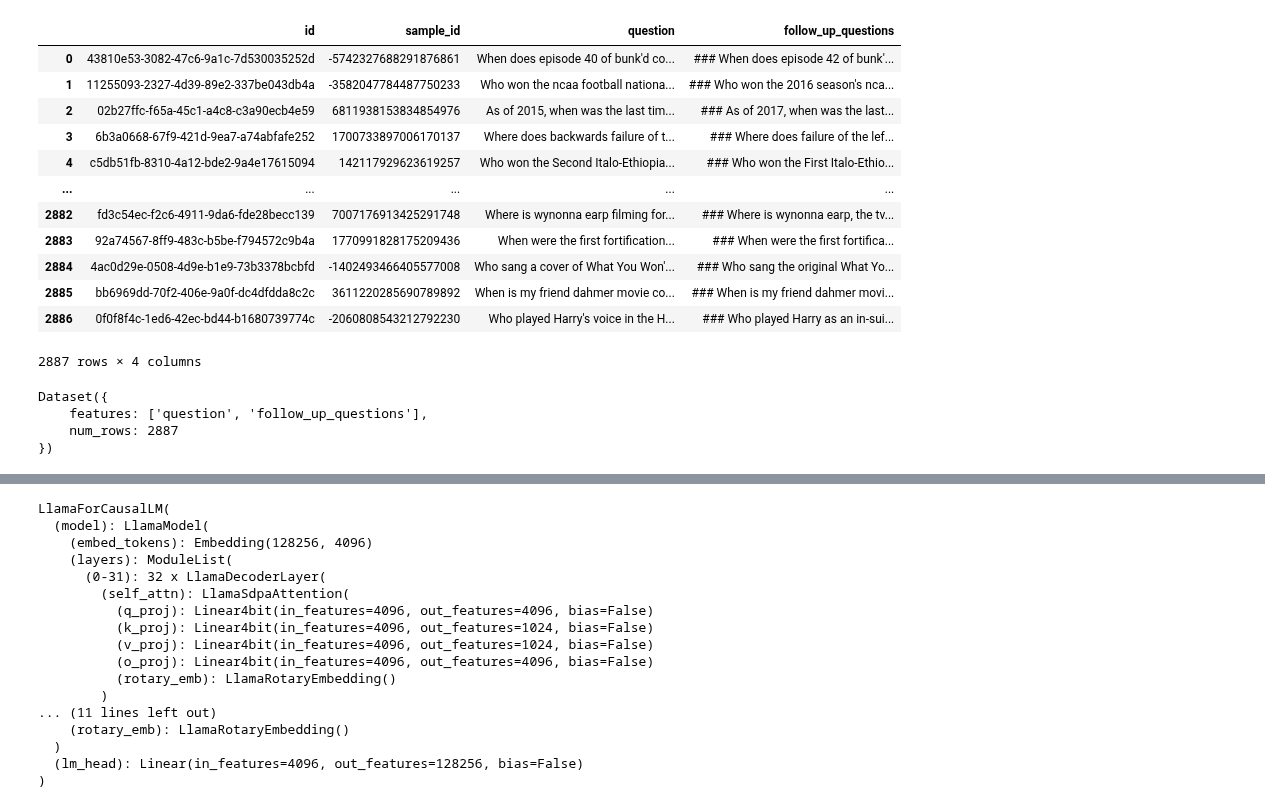
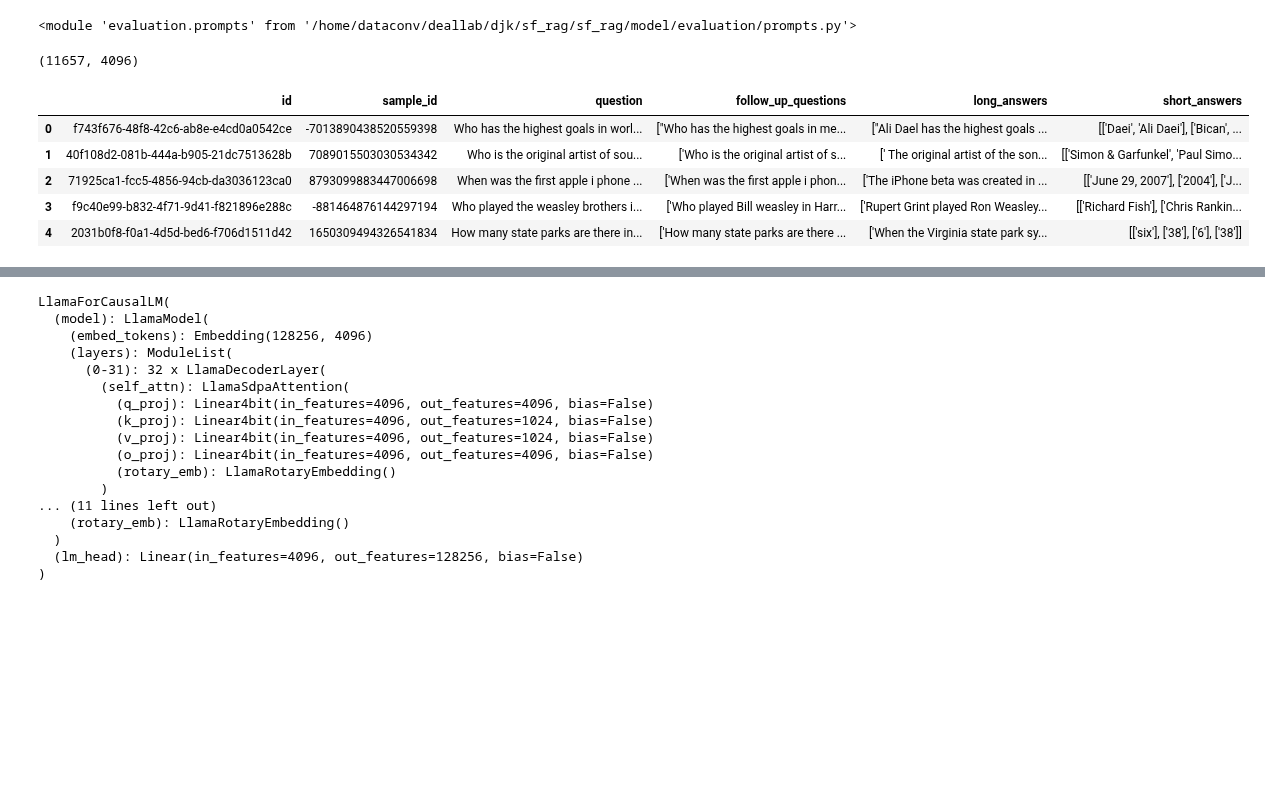
Before and after one commit to lab-paper-code/QriousRAG, a Jupyter notebook: model/rag_self_refine.ipynb, the cells around one changed output, grey strips where cells are left out. Saved outputs shown, nothing was run; the diff lists cells and outputs as text; code cells hidden in the pictures; blank space fills up the shorter version.

```diff
--- a/model/rag_self_refine.ipynb
+++ b/model/rag_self_refine.ipynb
@@ -1,8 +1,8 @@
 # %%
 import os
 import importlib
-os.environ["CUDA_VISIBLE_DEVICES"]="3"
-from transformers import AutoTokenizer, BitsAndBytesConfig, AutoModelForCausalLM
+os.environ["CUDA_VISIBLE_DEVICES"]="2,3"
+from transformers import AutoTokenizer, BitsAndBytesConfig, AutoModelForCausalLM, AutoModel
 from datasets import load_dataset
 import torch
 from sentence_transformers import SentenceTransformer, InputExample, losses
@@ -12,6 +12,14 @@ from datasets import Dataset
 import pandas as pd
 from sklearn.model_selection import train_test_split
 from collections import defaultdict
+import re
+import numpy as np
 
+device1 = 'cuda:0'
+device2 = 'cuda:1'
 
-import prompts
+from evaluation import evaluate
+from evaluation import prompts
+importlib.reload(prompts)
+# %% [output]
+<module 'evaluation.prompts' from '/home/dataconv/deallab/djk/sf_rag/sf_rag/model/evaluation/prompts.py'>
@@ -28,23 +25,0 @@ qq_ds = Dataset.from_pandas(qq_df.loc[:,['question','follow_up_questions']])
-# %%
-qq_df
-# %% [output]
-|  | id | sample_id | question | follow_up_questions |
-| 0 | 43810e53-3082-47c6-9a1c-7d530035252d | -5742327688291876861 | When does episode 40 of bunk'd co... | ### When does episode 42 of bunk'... |
-| 1 | 11255093-2327-4d39-89e2-337be043db4a | -3582047784487750233 | Who won the ncaa football nationa... | ### Who won the 2016 season's nca... |
-| 2 | 02b27ffc-f65a-45c1-a4c8-c3a90ecb4e59 | 6811938153834854976 | As of 2015, when was the last tim... | ### As of 2017, when was the last... |
-| 3 | 6b3a0668-67f9-421d-9ea7-a74abfafe252 | 1700733897006170137 | Where does backwards failure of t... | ### Where does failure of the lef... |
-| 4 | c5db51fb-8310-4a12-bde2-9a4e17615094 | 142117929623619257 | Who won the Second Italo-Ethiopia... | ### Who won the First Italo-Ethio... |
-| ... | ... | ... | ... | ... |
-| 2882 | fd3c54ec-f2c6-4911-9da6-fde28becc139 | 7007176913425291748 | Where is wynonna earp filming for... | ### Where is wynonna earp, the tv... |
-| 2883 | 92a74567-8ff9-483c-b5be-f794572c9b4a | 1770991828175209436 | When were the first fortification... | ### When were the first fortifica... |
-| 2884 | 4ac0d29e-0508-4d9e-b1e9-73b3378bcbfd | -1402493466405577008 | Who sang a cover of What You Won'... | ### Who sang the original What Yo... |
-| 2885 | bb6969dd-70f2-406e-9a0f-dc4dfdda8c2c | 3611220285690789892 | When is my friend dahmer movie co... | ### When is my friend dahmer movi... |
-| 2886 | 0f0f8f4c-1ed6-42ec-bd44-b1680739774c | -2060808543212792230 | Who played Harry's voice in the H... | ### Who played Harry as an in-sui... |
-2887 rows × 4 columns
-# %%
-qq_ds
-# %% [output]
-Dataset({
-    features: ['question', 'follow_up_questions'],
-    num_rows: 2887
-})
@@ -61,0 +29,22 @@ evidence_embeddings = model.encode(evidence_ls, convert_to_tensor=True).to(devic
+# %%
+#load embeddings
+embedd_test_path = '/raid/deallab/SF_RAG_Data/ASQA/test/embedd_test.npy'
+evidence_embeddings = np.load(embedd_test_path)
+print(evidence_embeddings.shape)
+evidence_embeddings = torch.from_numpy(evidence_embeddings).to(device1)
+
+#load evidence
+evidence_test_path = '/raid/deallab/SF_RAG_Data/ASQA/test/evidence_test.csv'
+evidence_df = pd.read_csv(evidence_test_path)
+
+#load qa data
+qa_df=pd.read_csv('/raid/deallab/SF_RAG_Data/ASQA/test/qa_test.csv') #data=df[['question','long_answers']] # questions=data['question'] #references = [row.to_dict() for i, row in df.iterrows() if i < len(questions)]
+qa_df.head()
+# %% [output]
+(11657, 4096)
+|  | id | sample_id | question | follow_up_questions | long_answers | short_answers |
+| 0 | f743f676-48f8-42c6-ab8e-e4cd0a0542ce | -7013890438520559398 | Who has the highest goals in worl... | ["Who has the highest goals in me... | ["Ali Dael has the highest goals ... | [['Daei', 'Ali Daei'], ['Bican', ... |
+| 1 | 40f108d2-081b-444a-b905-21dc7513628b | 7089015503030534342 | Who is the original artist of sou... | ['Who is the original artist of s... | [' The original artist of the son... | [['Simon & Garfunkel', 'Paul Simo... |
+| 2 | 71925ca1-fcc5-4856-94cb-da3036123ca0 | 8793099883447006698 | When was the first apple i phone ... | ['When was the first apple i phon... | ['The iPhone beta was created in ... | [['June 29, 2007'], ['2004'], ['J... |
+| 3 | f9c40e99-b832-4f71-9d41-f821896e288c | -881464876144297194 | Who played the weasley brothers i... | ['Who played Bill weasley in Harr... | ['Rupert Grint played Ron Weasley... | [['Richard Fish'], ['Chris Rankin... |
+| 4 | 2031b0f8-f0a1-4d5d-bed6-f706d1511d42 | 1650309494326541834 | How many state parks are there in... | ['How many state parks are there ... | ['When the Virginia state park sy... | [['six'], ['38'], ['6'], ['38']] |
```
Also changed, not shown: parts of 24 cells of this notebook, 1 other file.
